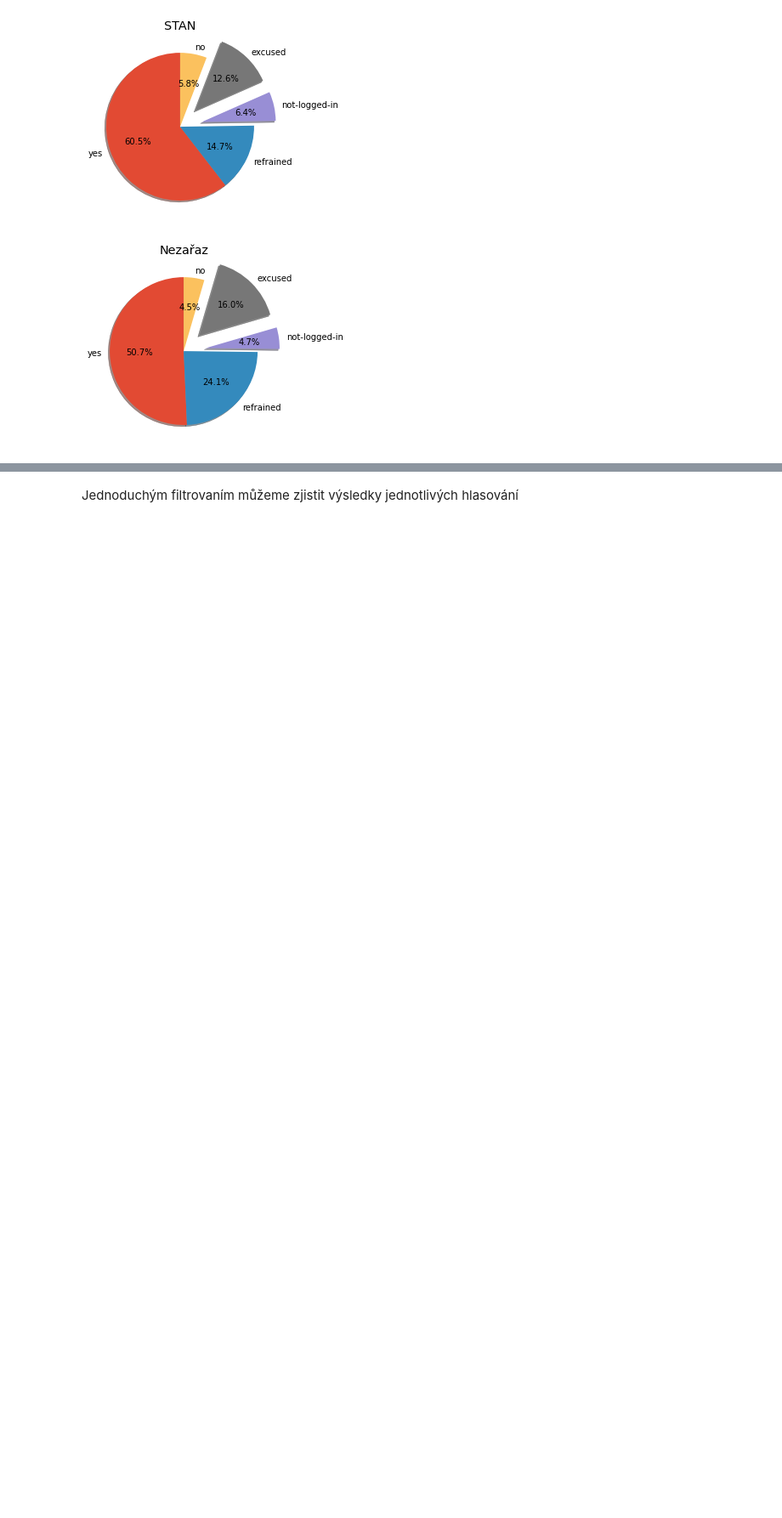
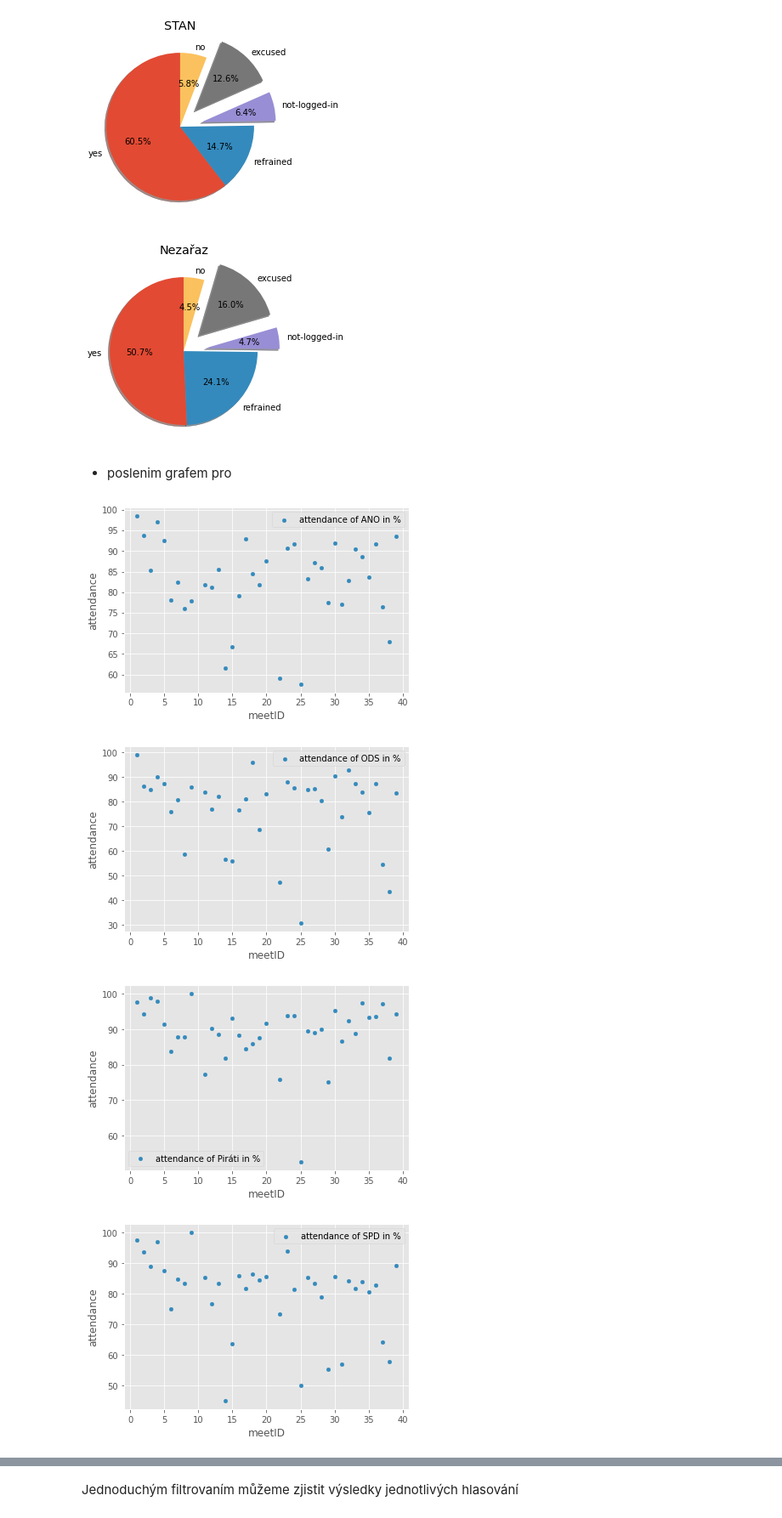
Before and after one commit to xuthang/bi-vzd, a Jupyter notebook: 01/homework_01_B201.ipynb, the cells around one changed output, grey strips where cells are left out. Shown at 85% size. Cells and saved outputs as stored; diff of their text form; code cells hidden in the pictures; blank space fills up the shorter version.

```diff
--- a/01/homework_01_B201.ipynb
+++ b/01/homework_01_B201.ipynb
@@ -167,3 +203,24 @@ plt.show()
 [figure]
 [figure]
 [figure]
+# %% [markdown]
+* poslenim grafem pro
+# %%
+for party in parties:
+    tmpdf = df[df['political party'] == party]
+    d=[]
+    for meet in df['meetingNum'].unique().tolist():
+        timeMeetdf = tmpdf[tmpdf['meetingNum'] == meet]
+        amountDA =len(timeMeetdf[timeMeetdf['vote'].isin(DAlist)].index)
+        total = len(timeMeetdf.index)
+        val = 0 if(total == 0) else (1 - amountDA/total)*100
+        d.append( (meet, val ))
+
+    attendanceDF = pd.DataFrame.from_records(d, columns=['meetID', 'attendance'])
+    attendanceDF.plot.scatter(x='meetID', y='attendance', label = 'attendance of '+party+ ' in %')
+    plt.show()
+# %% [output]
+[figure, added]
+[figure, added]
+[figure, added]
+[figure, added]
```
Also changed, not shown: parts of 8 cells of this notebook.
